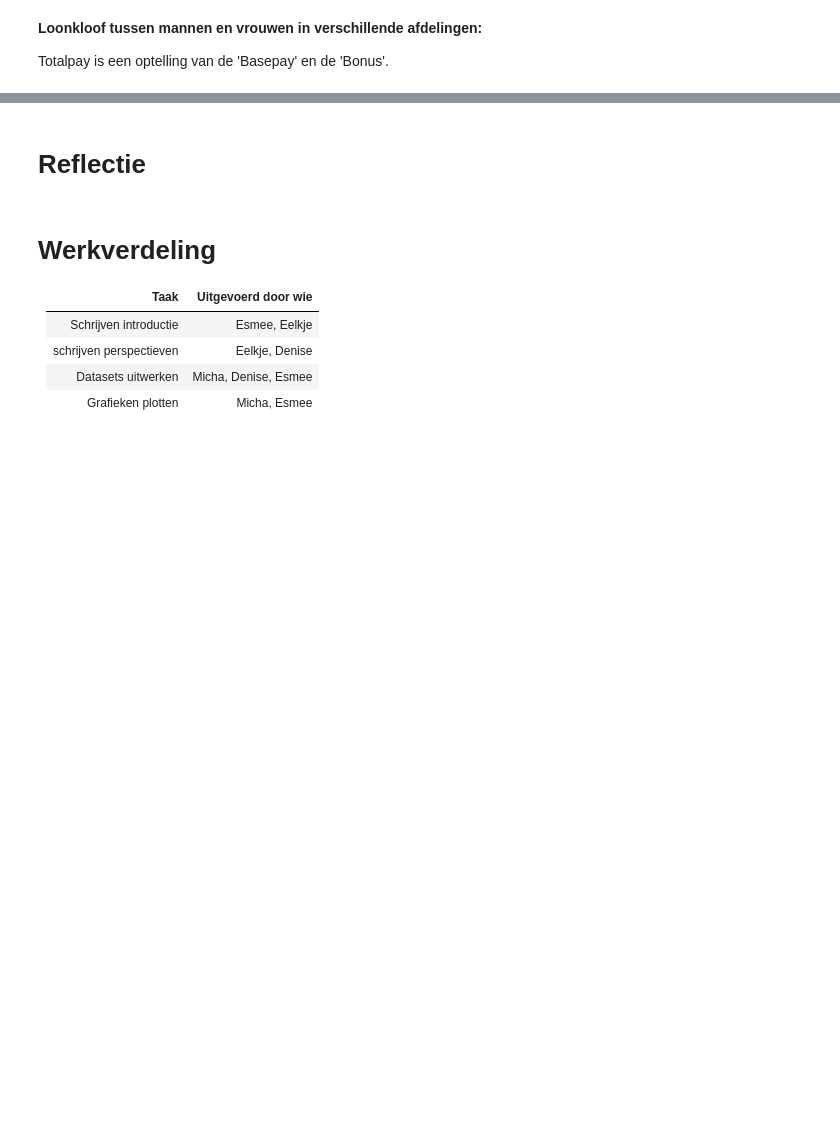
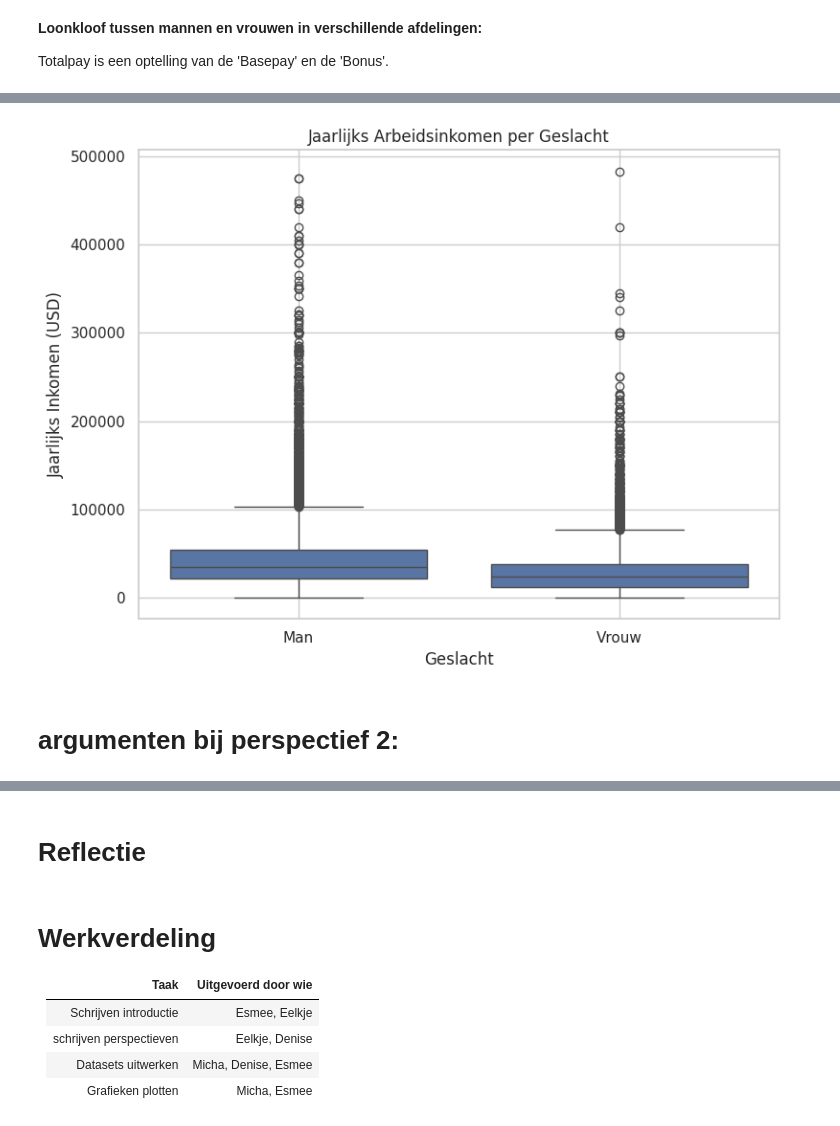
Before and after one commit to EelkjeTalsma/Information-Visualization, a Jupyter notebook: docs/home.ipynb, the cells around one changed output, grey strips where cells are left out. Saved outputs shown, nothing was run; the diff lists cells and outputs as text; code cells hidden in the pictures; blank space fills up the shorter version.

```diff
--- a/docs/home.ipynb
+++ b/docs/home.ipynb
@@ -153,0 +273,31 @@ Wat opvalt in deze grafiek is dat mannen gemiddeld meer verdienen dan vrouwen in
+# %%
+import pandas as pd
+import seaborn as sns
+import matplotlib.pyplot as plt
+
+# Dataset
+df = pd.read_csv("PanelStudyIncomeDynamics.csv", encoding="ISO-8859-1", on_bad_lines="skip")
+
+# Pre
+df = df[['sch', 'annlabinc', 'sex']].dropna()
+df = df[(df['annlabinc'] > 0) & (df['annlabinc'] < 500000)]
+df['sex'] = df['sex'].replace({'Male': 'Man', 'Female': 'Vrouw'})
+
+df['sex'] = df['sex'].map({1: 'Man', 2: 'Vrouw'})
+
+# Boxplot voor jaarlijkse arbeidsinkomen per geslacht
+kleuren = {'Man': 'lightblue', 'Vrouw': 'pink'}
+sns.set(style="whitegrid")
+plt.figure(figsize=(8, 6))
+sns.boxplot(x='sex', y='annlabinc', data=df)
+plt.title('Jaarlijks Arbeidsinkomen per Geslacht')
+plt.xlabel('Geslacht')
+plt.ylabel('Jaarlijks Inkomen (USD)')
+# Create boxplot
+plt.grid(True)
+plt.tight_layout()
+plt.show()
+# %% [output]
+[figure, added]
+# %% [markdown]
+# argumenten bij perspectief 2:
```
Also changed, not shown: parts of 34 cells of this notebook.
